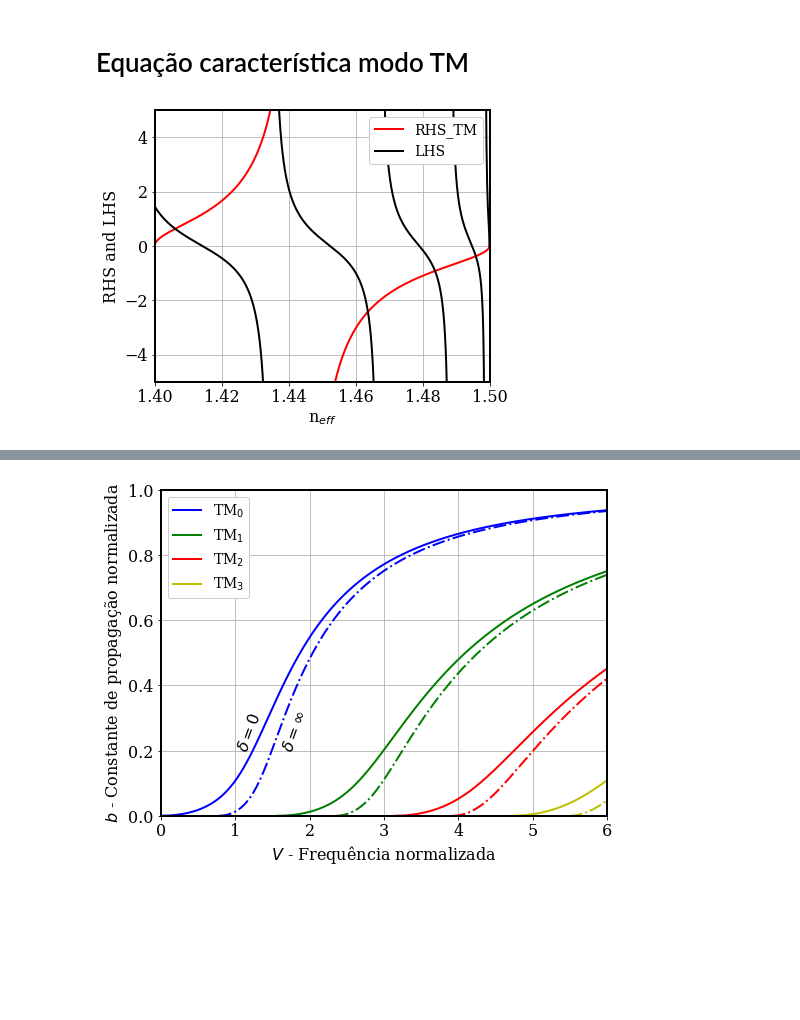
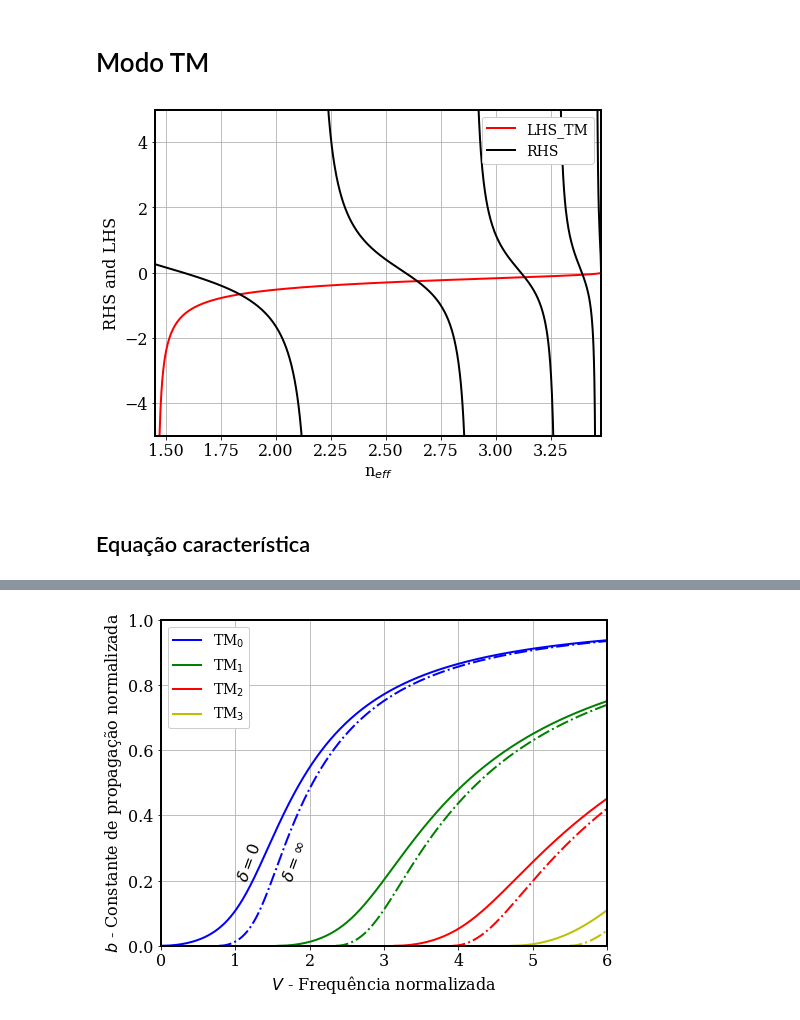
Before and after one commit to adophobr/PhotonicIntegratedCircuits, a Jupyter notebook: jupyter/ass_dlt_guide.ipynb, the cells around one changed output, grey strips where cells are left out. Saved outputs shown, nothing was run; the diff lists cells and outputs as text; code cells hidden in the pictures; blank space fills up the shorter version.

```diff
--- a/jupyter/ass_dlt_guide.ipynb
+++ b/jupyter/ass_dlt_guide.ipynb
@@ -20,8 +60,8 @@ PIL 8.3.1 PyQt5 NA anyio NA attr 21.2.0 autoreload NA babel 2.9.1 backcall 0.2.0
 nf = 3.48
 ns = 1.45
 nc = 1.00
-a  = 1.0e-6
-lmbd = 1.550e-6
+a  = 0.50e-6
+lmbd = 1.55e-6
 c0 = 299792458
 # %%
 pc = (nf/nc)**2
@@ -142,19 +256,21 @@ V = 12.82
 # %% [markdown]
-# Equação característica modo TM
+# Modo TM
 # %%
 f1TM = u*(ps*v+pc*w)/(u**2-ps*pc*v*w)
 f1TM[:-1][np.diff(f1TM) < -5] = np.nan
 # %%
 fig2 = plt.figure(figsize=(8,6))
 plt.rc('font', **font)
-plt.plot(neff, f1TM, 'r', linewidth = 2, label = 'RHS_TM')
-plt.plot(neff, f2, 'k', linewidth = 2, label = 'LHS')
+plt.plot(neff, f1TM, 'r', linewidth = 2, label = 'LHS_TM')
+plt.plot(neff, f2, 'k', linewidth = 2, label = 'RHS')
 plt.xlim([ns, nf])
 plt.ylim([-5,5])
 plt.xlabel(r'n$_{eff}$')
 plt.ylabel(r'RHS and LHS')
 plt.grid(True)
 plt.legend(loc = 'upper right', framealpha = 1, fontsize = 14)
 plt.savefig('ass_dlt_guide_TM.pdf', bbox_inches='tight')
 # %% [output]
-[figure, old version]
+[figure, new version]
+# %% [markdown]
+## Equação característica
```
Also changed, not shown: parts of 44 cells of this notebook, 1 other file.
